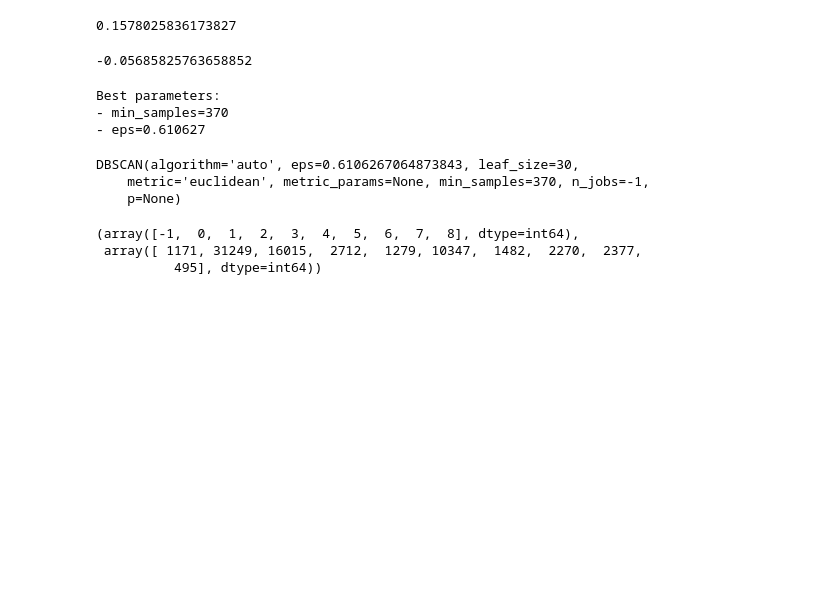
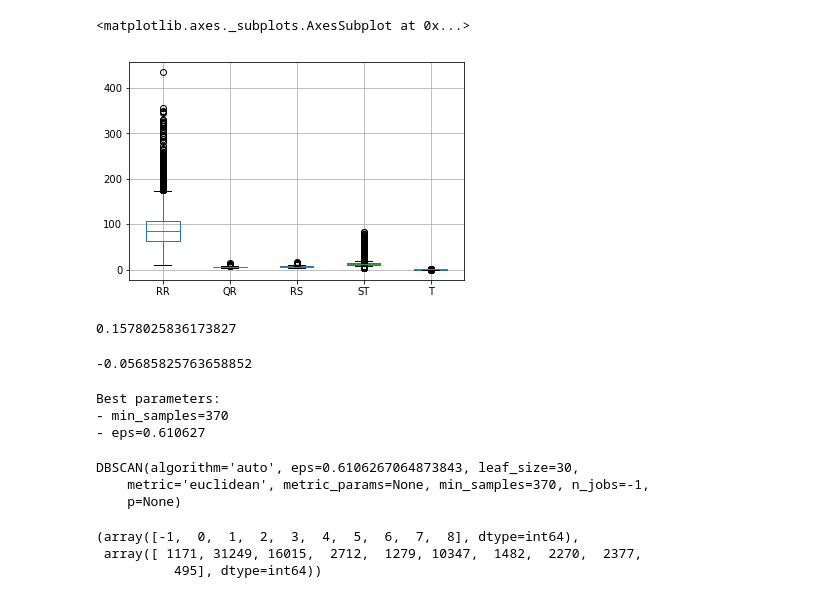
Before and after one commit to andresmore/HR_Analysis, a Jupyter notebook: HR_Analysis/Exploration_DBSCAN.ipynb, the cells around one changed output. Drawn from its saved outputs; the diff is of its cells as text; code cells hidden in the pictures; blank space fills up the shorter version.

```diff
--- a/HR_Analysis/Exploration_DBSCAN.ipynb
+++ b/HR_Analysis/Exploration_DBSCAN.ipynb
@@ -103,5 +86,5 @@ result.shape
 # %%
-no_dups=result.drop_duplicates(subset=['QR', 'RS','ST'], keep='last', inplace=False)
+no_dups=result.drop_duplicates(subset=['RR','QR', 'RS','ST','T'], keep='last', inplace=False)
 # %%
 no_dups.shape
 # %% [output]
@@ -109,3 +92,8 @@ no_dups.shape
+# %%
+no_dups[['RR','QR', 'RS','ST','T']].boxplot()
+# %% [output]
+<matplotlib.axes._subplots.AxesSubplot at 0x...>
+[figure, added]
 # %%
 69397/439771
 # %% [output]
```
Also changed, not shown: parts of 10 cells of this notebook, 1 other file.
